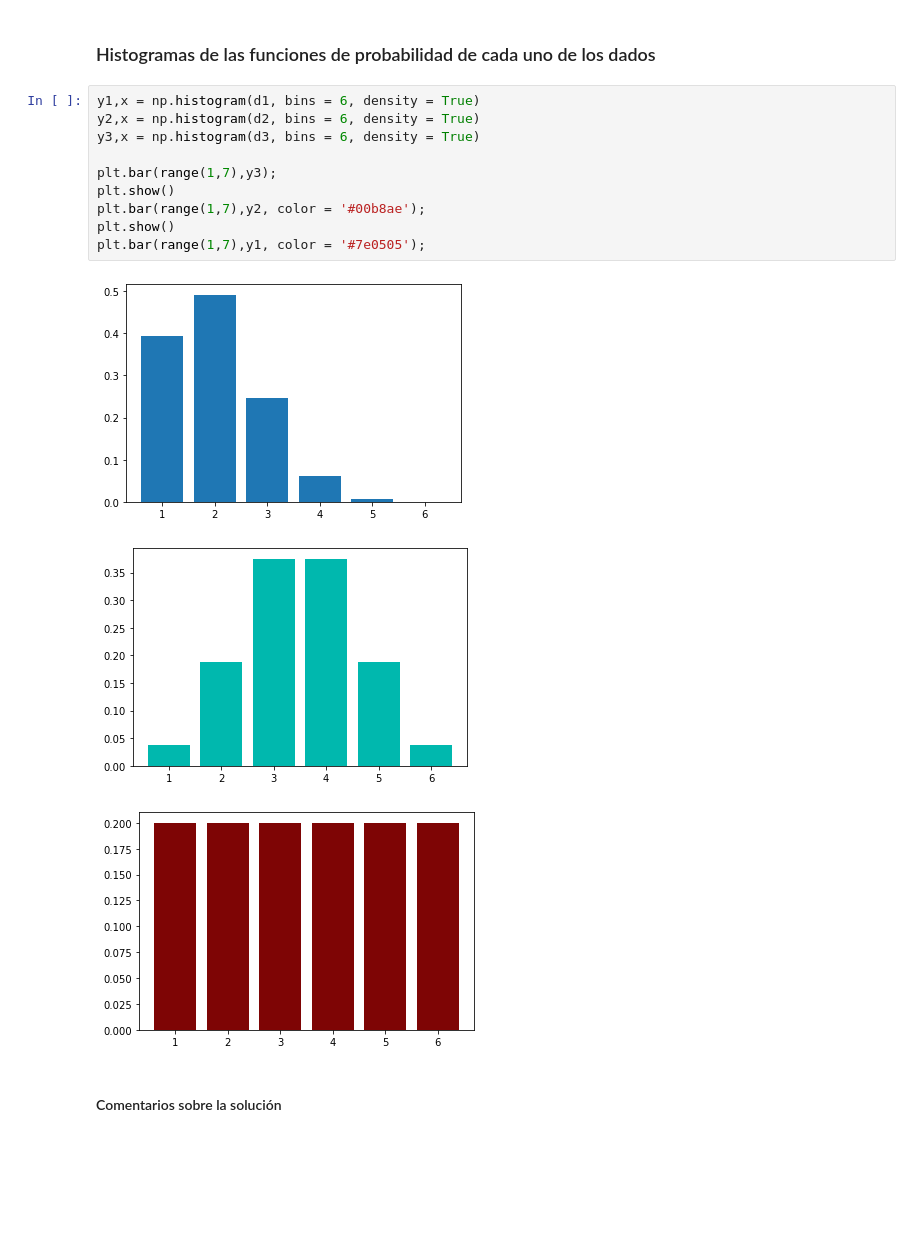
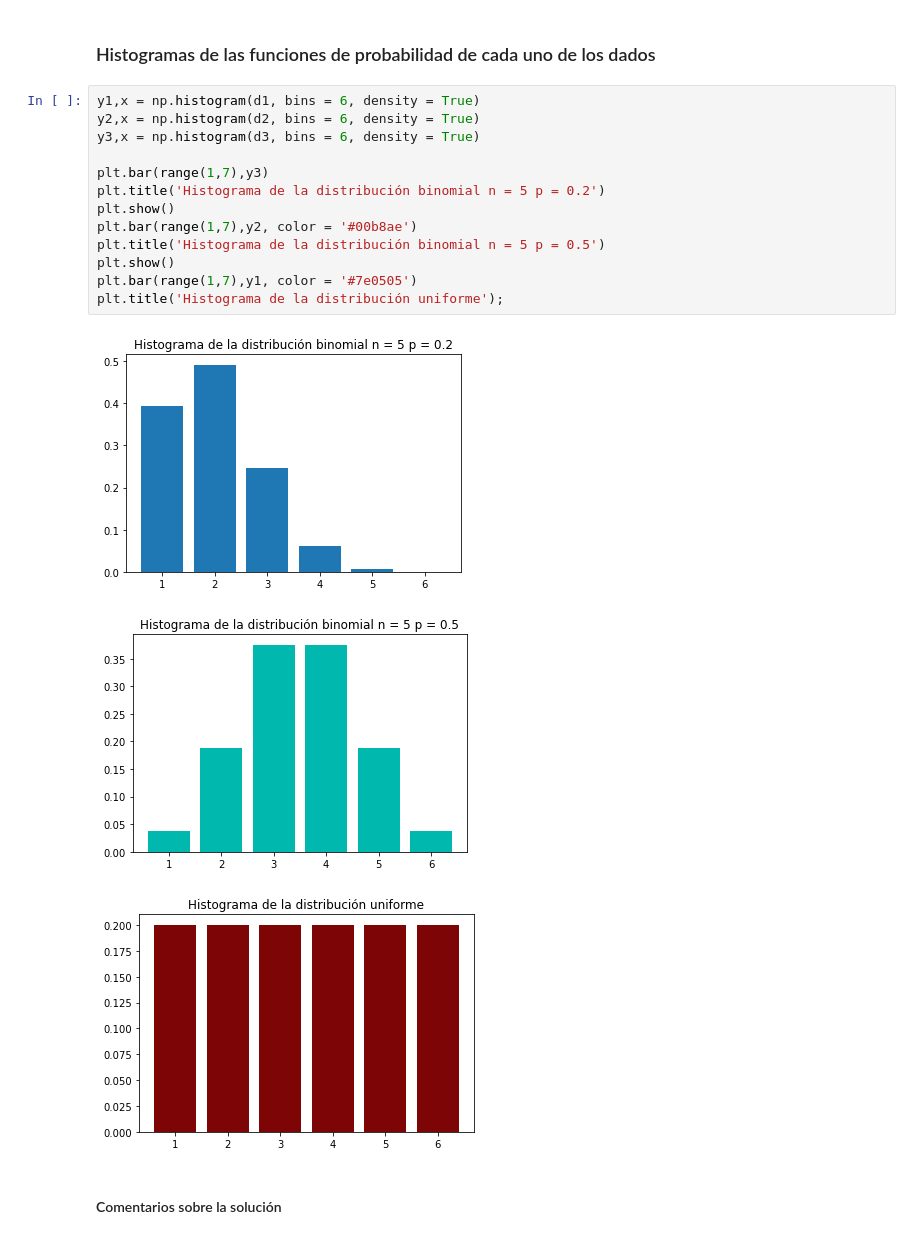
Before and after one commit to Palacios-F/ProyectoConjunto_FCPalacios_ARendon, a Jupyter notebook: Tarea4_PalaciosFC_RendonA.ipynb, the cells around one changed output. Saved outputs shown, nothing was run; the diff lists cells and outputs as text; blank space fills up the shorter version.

```diff
--- a/Tarea4_PalaciosFC_RendonA.ipynb
+++ b/Tarea4_PalaciosFC_RendonA.ipynb
@@ -77,17 +78,20 @@ plt.bar(range(1, maximo+1),y);
 # %%
 y1,x = np.histogram(d1, bins = 6, density = True)
 y2,x = np.histogram(d2, bins = 6, density = True)
 y3,x = np.histogram(d3, bins = 6, density = True)
 
-plt.bar(range(1,7),y3);
+plt.bar(range(1,7),y3)
+plt.title('Histograma de la distribución binomial n = 5 p = 0.2')
 plt.show()
-plt.bar(range(1,7),y2, color = '#00b8ae');
+plt.bar(range(1,7),y2, color = '#00b8ae')
+plt.title('Histograma de la distribución binomial n = 5 p = 0.5')
 plt.show()
-plt.bar(range(1,7),y1, color = '#7e0505');
+plt.bar(range(1,7),y1, color = '#7e0505')
+plt.title('Histograma de la distribución uniforme');
 # %% [output]
-[figure, old version]
+[figure, new version]
-[figure, old version]
+[figure, new version]
-[figure, old version]
+[figure, new version]
 # %% [markdown]
 #### Comentarios sobre la solución
 # %% [markdown]
```
Also changed, not shown: parts of 11 cells of this notebook.
